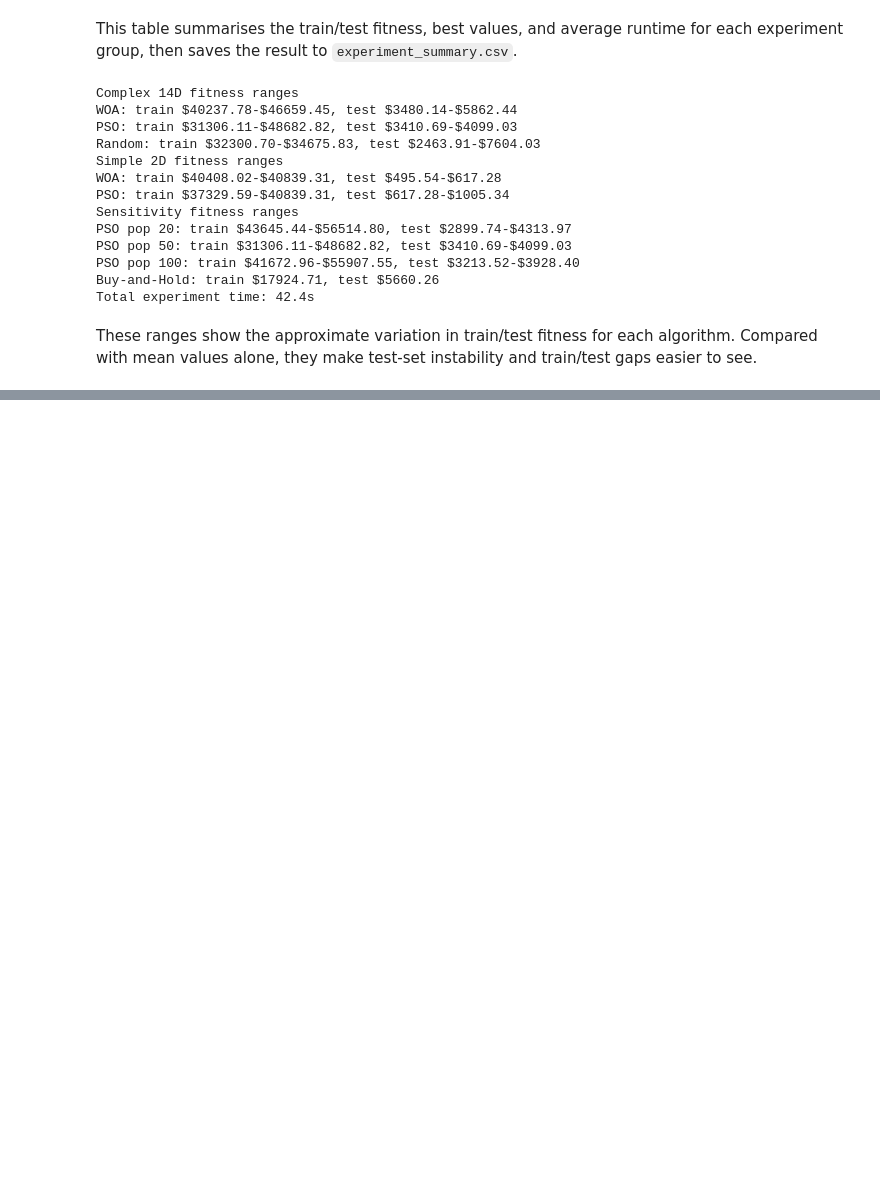
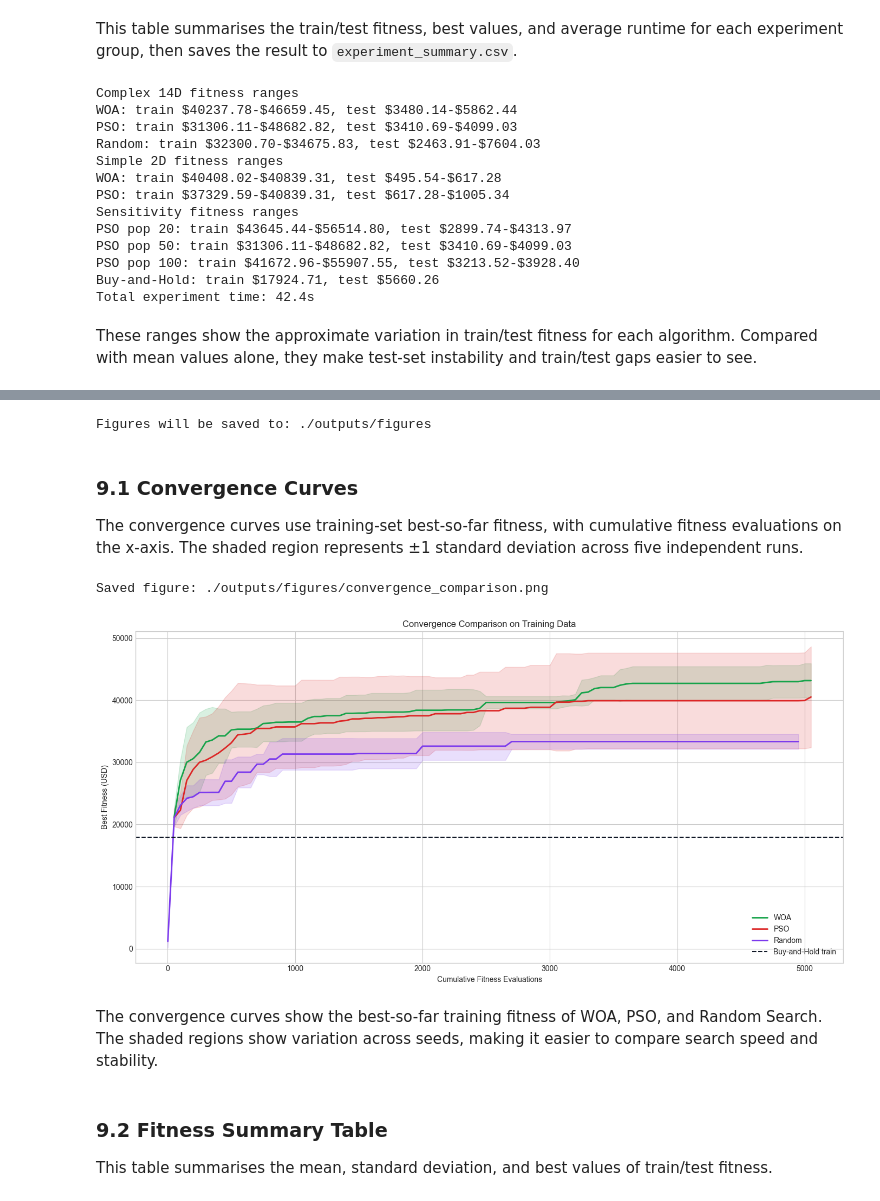
Before and after one commit to vneo-m/bitcoin-trading-optimization, a Jupyter notebook: bitcoin-trading-optimization.ipynb, the cells around one changed output, grey strips where cells are left out. Drawn from its saved outputs; the diff is of its cells as text; code cells hidden in the pictures; blank space fills up the shorter version.

Commit message:
add result visualisations

```diff
--- a/bitcoin-trading-optimization.ipynb
+++ b/bitcoin-trading-optimization.ipynb
@@ -1345,0 +1350,25 @@ These ranges show the approximate variation in train/test fitness for each algor
+# %%
+FIGURE_DIR = OUTPUT_DIR / "figures"
+FIGURE_DIR.mkdir(exist_ok=True)
+
+# If this section is run independently, restore variables from the saved experiment results file.
+if "complex_results" not in globals():
+    with open(RESULTS_PATH, "rb") as f:
+        experiment_payload = pickle.load(f)
+    complex_results = experiment_payload["complex_results"]
+    simple_results = experiment_payload["simple_results"]
+    sensitivity_results = experiment_payload["sensitivity_results"]
+    experiment_summary = experiment_payload["experiment_summary"]
+    buy_hold_train = experiment_payload["buy_hold_train"]
+    buy_hold_test = experiment_payload["buy_hold_test"]
+    experiment_elapsed_seconds = experiment_payload["elapsed_seconds"]
+
+ALGORITHM_COLORS = {
+    "WOA": "#16a34a",
+    "PSO": "#dc2626",
+    "Random": "#7c3aed",
+}
+
+print(f"Figures will be saved to: {FIGURE_DIR}")
+# %% [output]
+Figures will be saved to: ./outputs/figures
@@ -1345,0 +1455,38 @@ These ranges show the approximate variation in train/test fitness for each algor
+# %% [markdown]
+### 9.1 Convergence Curves
+
+The convergence curves use training-set best-so-far fitness, with cumulative fitness evaluations on the x-axis. The shaded region represents ±1 standard deviation across five independent runs.
+# %%
+fig, ax = plt.subplots(figsize=(14, 7))
+for algorithm in ["WOA", "PSO", "Random"]:
+    eval_axis, mean_history, std_history = stacked_histories(complex_results[algorithm])
+    if algorithm == "Random":
+        step = 50
+        eval_plot = eval_axis[::step]
+        mean_plot = mean_history[::step]
+        std_plot = std_history[::step]
+    else:
+        eval_plot = eval_axis
+        mean_plot = mean_history
+        std_plot = std_history
+    color = ALGORITHM_COLORS[algorithm]
+    ax.plot(eval_plot, mean_plot, label=algorithm, color=color, linewidth=2)
+    ax.fill_between(eval_plot, mean_plot - std_plot, mean_plot + std_plot, color=color, alpha=0.16)
+
+ax.axhline(buy_hold_train, color="#111827", linestyle="--", linewidth=1.5, label="Buy-and-Hold train")
+ax.set_title("Convergence Comparison on Training Data")
+ax.set_xlabel("Cumulative Fitness Evaluations")
+ax.set_ylabel("Best Fitness (USD)")
+ax.legend(loc="lower right")
+fig.tight_layout()
+save_figure(fig, "convergence_comparison.png")
+plt.show()
+# %% [output]
+Saved figure: ./outputs/figures/convergence_comparison.png
+[figure, added]
+# %% [markdown]
+The convergence curves show the best-so-far training fitness of WOA, PSO, and Random Search. The shaded regions show variation across seeds, making it easier to compare search speed and stability.
+# %% [markdown]
+### 9.2 Fitness Summary Table
+
+This table summarises the mean, standard deviation, and best values of train/test fitness.
```
Also changed, not shown: parts of 24 cells of this notebook, 9 other files.
